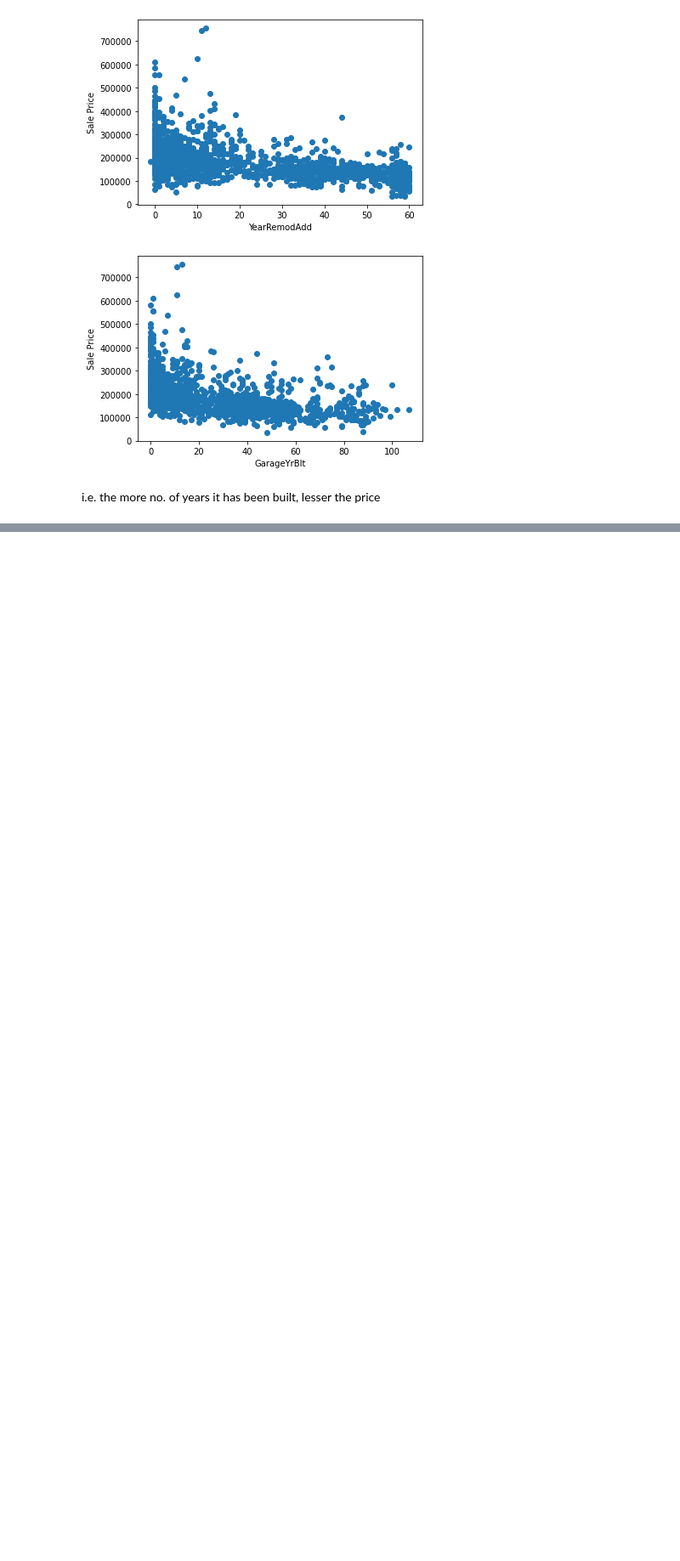
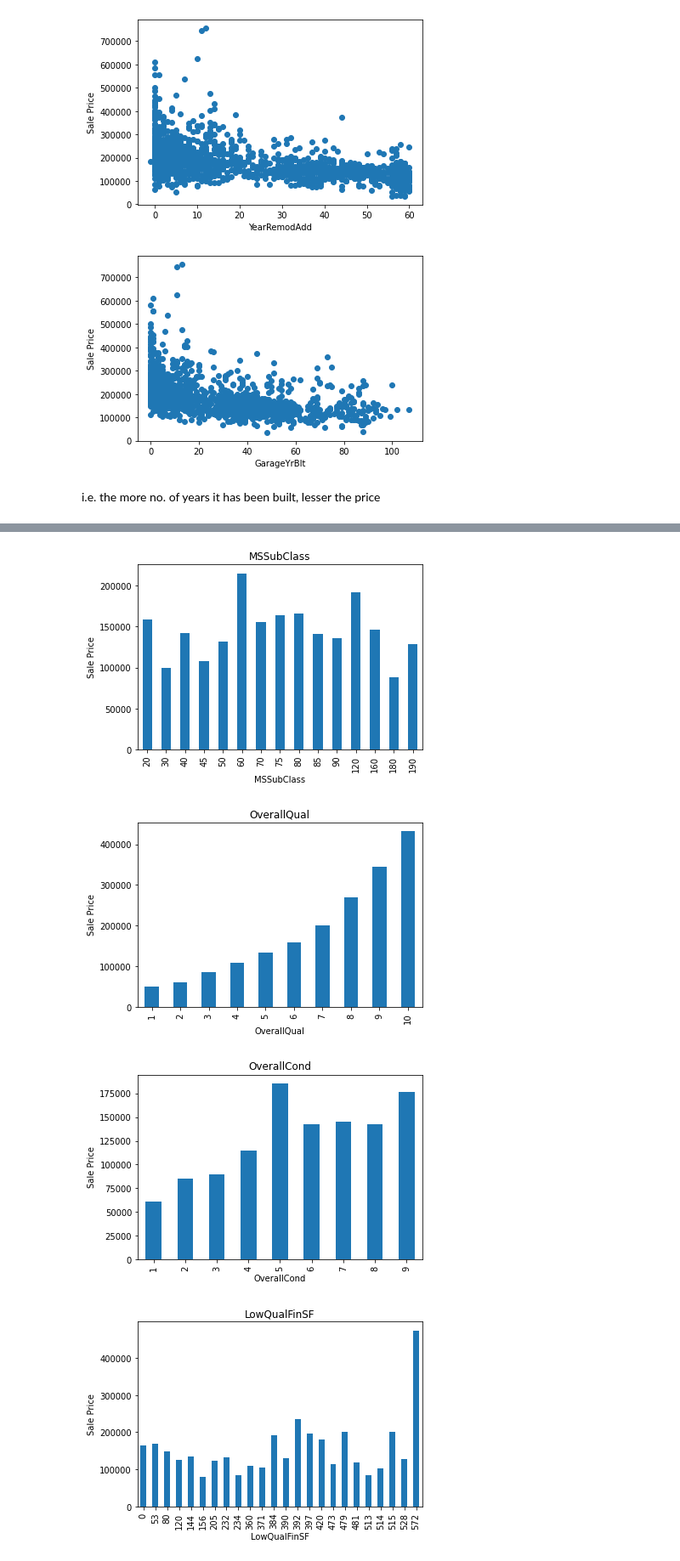
Before and after one commit to ayush02av/mlprac, a Jupyter notebook: Exploratory Data Analysis/Advanced House Prices Prediction/EDA.ipynb, the cells around one changed output, grey strips where cells are left out. Shown at 85% size. Drawn from its saved outputs; the diff is of its cells as text; code cells hidden in the pictures; blank space fills up the shorter version.

```diff
--- a/Exploratory Data Analysis/Advanced House Prices Prediction/EDA.ipynb
+++ b/Exploratory Data Analysis/Advanced House Prices Prediction/EDA.ipynb
@@ -140,0 +143,2 @@ i.e. the more no. of years it has been built, lesser the price
+# %%
+fdisc = [f for f in fnum if len(df[f].unique()) < 25 and f not in ftim+['Id']]
@@ -140,0 +174,12 @@ i.e. the more no. of years it has been built, lesser the price
+# %%
+for f in fdisc:
+    df.groupby(f)['SalePrice'].median().plot.bar()
+    plt.xlabel(f)
+    plt.ylabel('Sale Price')
+    plt.title(f)
+    plt.show()
+# %% [output]
+[figure, added]
+[figure, added]
+[figure, added]
+[figure, added]
```
Also changed, not shown: parts of 8 cells of this notebook.
